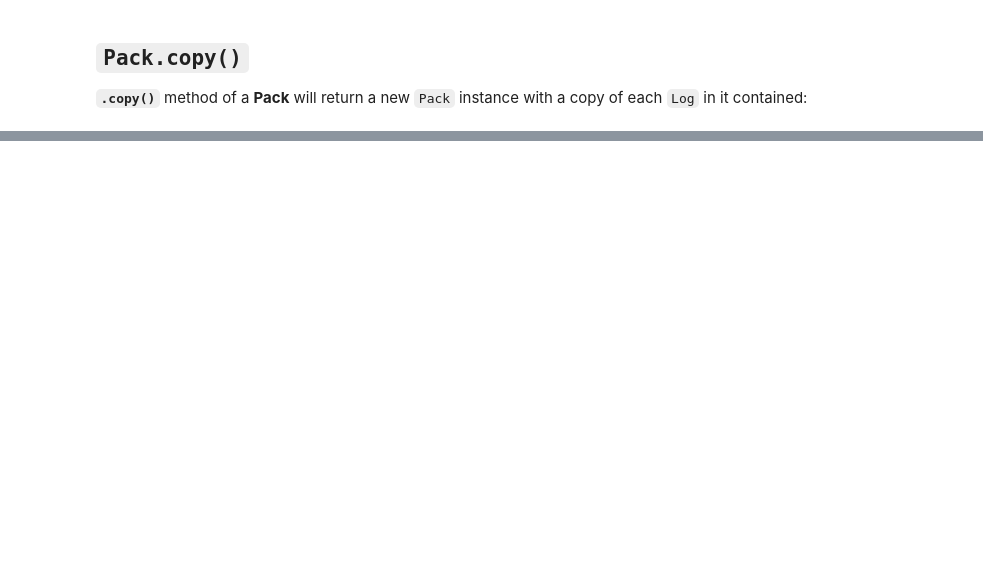
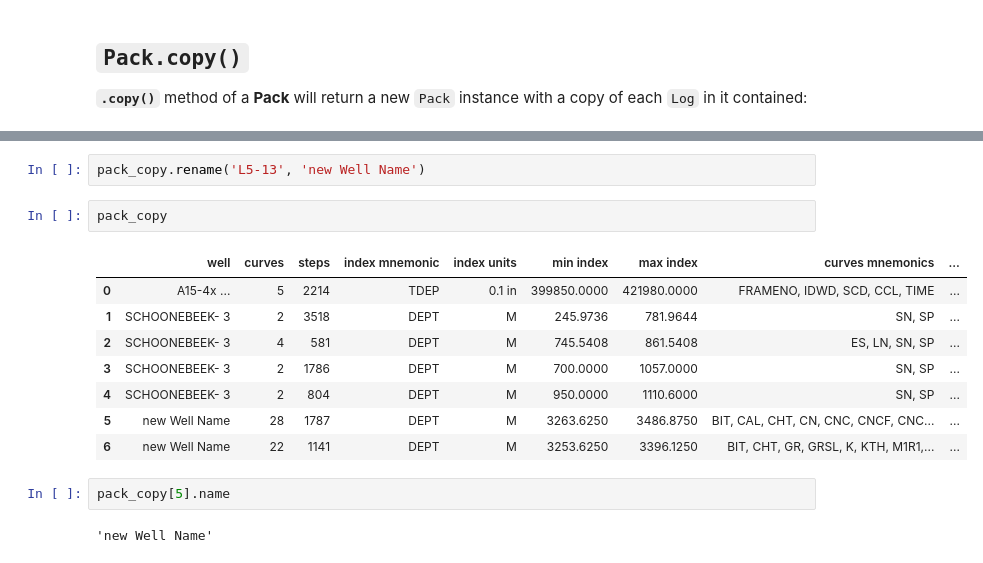
Before and after one commit to ayaranitram/log2frame, a Jupyter notebook: log2frame_demo.ipynb, the cells around one changed output, grey strips where cells are left out. Cells and saved outputs as stored; diff of their text form; blank space fills up the shorter version.

```diff
--- a/log2frame_demo.ipynb
+++ b/log2frame_demo.ipynb
@@ -858,0 +864,17 @@ id copy    : 2686188343344
+# %%
+pack_copy.rename('L5-13', 'new Well Name')
+# %%
+pack_copy
+# %% [output]
+|  | well | curves | steps | index mnemonic | index units | min index | max index | curves mnemonics | ... |
+| 0 | A15-4x ... | 5 | 2214 | TDEP | 0.1 in | 399850.0000 | 421980.0000 | FRAMENO, IDWD, SCD, CCL, TIME | ... |
+| 1 | SCHOONEBEEK- 3 | 2 | 3518 | DEPT | M | 245.9736 | 781.9644 | SN, SP | ... |
+| 2 | SCHOONEBEEK- 3 | 4 | 581 | DEPT | M | 745.5408 | 861.5408 | ES, LN, SN, SP | ... |
+| 3 | SCHOONEBEEK- 3 | 2 | 1786 | DEPT | M | 700.0000 | 1057.0000 | SN, SP | ... |
+| 4 | SCHOONEBEEK- 3 | 2 | 804 | DEPT | M | 950.0000 | 1110.6000 | SN, SP | ... |
+| 5 | new Well Name | 28 | 1787 | DEPT | M | 3263.6250 | 3486.8750 | BIT, CAL, CHT, CN, CNC, CNCF, CNC... | ... |
+| 6 | new Well Name | 22 | 1141 | DEPT | M | 3253.6250 | 3396.1250 | BIT, CHT, GR, GRSL, K, KTH, M1R1,... | ... |
+# %%
+pack_copy[5].name
+# %% [output]
+'new Well Name'
```
Also changed, not shown: parts of 15 cells of this notebook, 3 other files.
